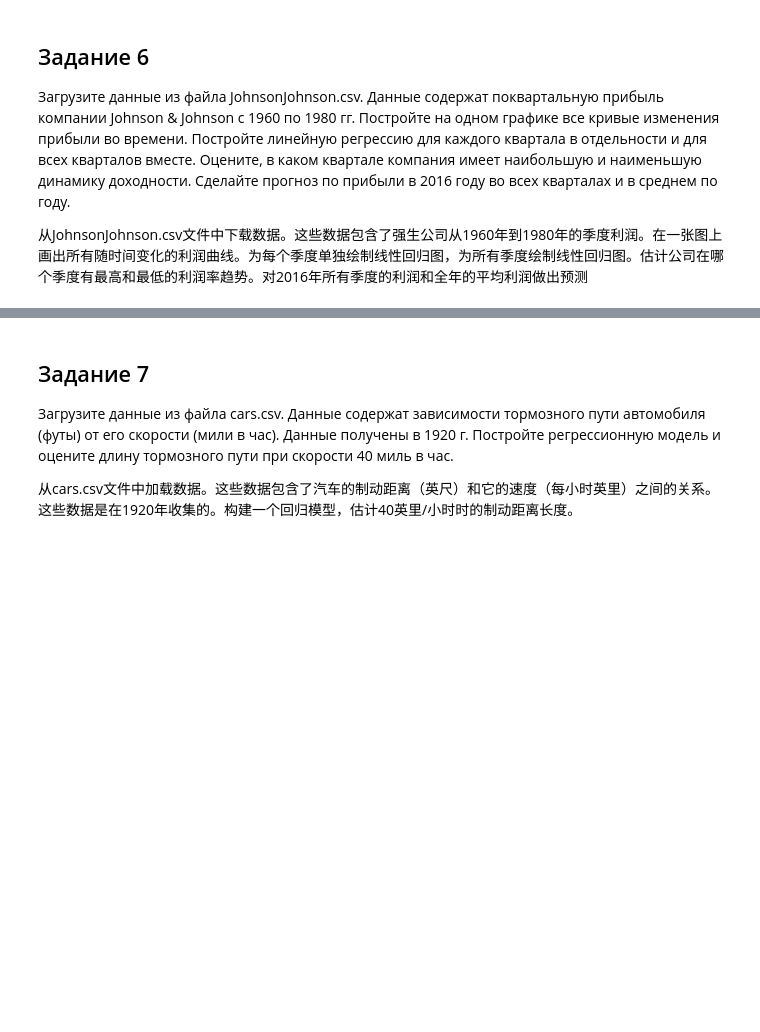
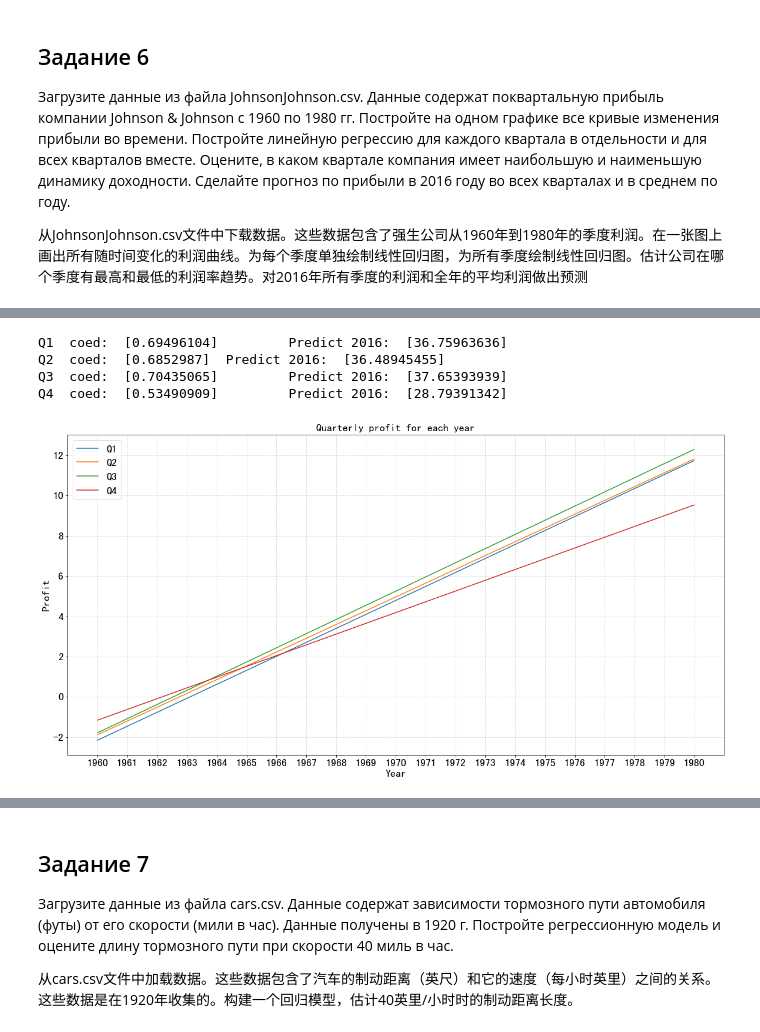
Before and after one commit to NekoSilverFox/Machine-learning, a Jupyter notebook: 150 - 回归算法 - SPbSTU - lab5/lab5 - 线性回归.ipynb, the cells around one changed output, grey strips where cells are left out. Cells and saved outputs as stored; diff of their text form; code cells hidden in the pictures; blank space fills up the shorter version.

```diff
--- a/150 - 回归算法 - SPbSTU - lab5/lab5 - 线性回归.ipynb
+++ b/150 - 回归算法 - SPbSTU - lab5/lab5 - 线性回归.ipynb
@@ -375,0 +374,23 @@ array([[1628.75, 1678.1 , 1772.8 , 2443.6 ],
+# %%
+arr_x = np.arange(start=1960, stop=1981, step=1).reshape(-1, 1)
+plt.figure(figsize=(20, 10))
+for q in np.unique(data['qn']):
+    tmp_data = data[data['qn'] == q]
+    estimator = LinearRegression()
+    estimator.fit(arr_x, tmp_data['value'])
+    y_pred = estimator.predict(X=arr_x)
+    print(q, ' coed: ', estimator.coef_, '\tPredict 2016: ', estimator.predict(X=[[2016]]))
+    plt.plot(tmp_data['year'], y_pred, label=q)
+plt.legend(fontsize=18)
+plt.title('Quarterly profit for each year', size=18)
+plt.xlabel('Year', size=18)
+plt.ylabel('Profit', size=18)
+plt.grid(linestyle='--', alpha=0.5)
+plt.tick_params(labelsize=18)
+plt.show()
+# %% [output]
+Q1  coed:  [0.69496104]         Predict 2016:  [36.75963636]
+Q2  coed:  [0.6852987]  Predict 2016:  [36.48945455]
+Q3  coed:  [0.70435065]         Predict 2016:  [37.65393939]
+Q4  coed:  [0.53490909]         Predict 2016:  [28.79391342]
+[figure, added]
```
Also changed, not shown: parts of 4 cells of this notebook.
